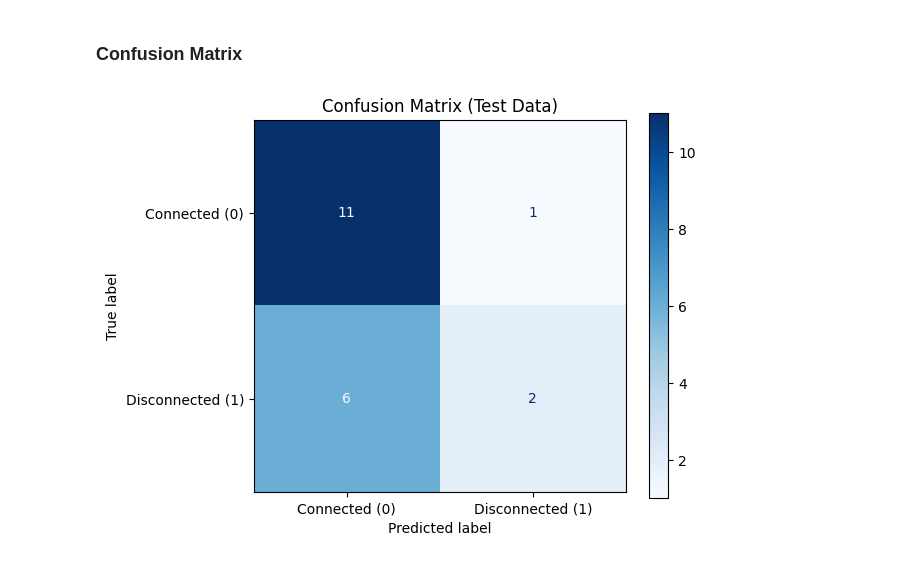
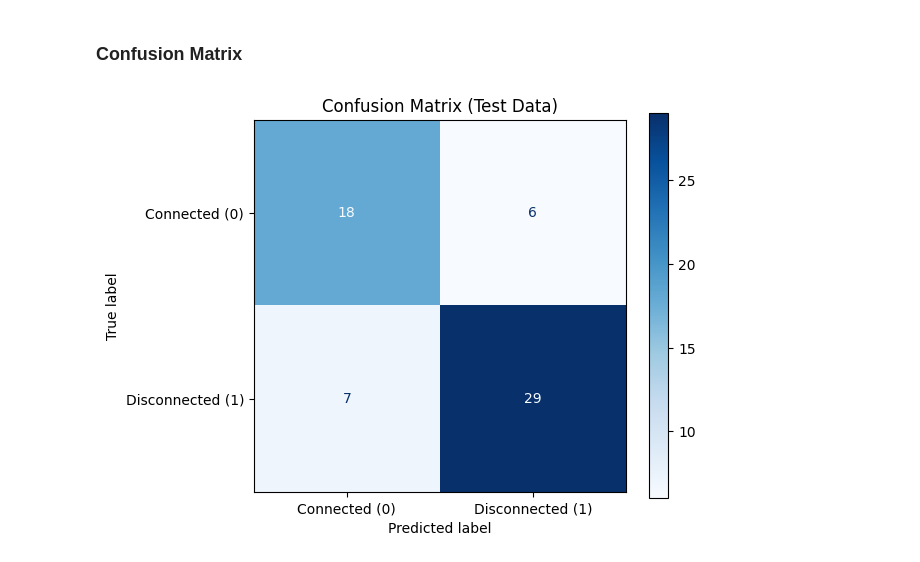
Before and after one commit to Jules02/aqal_project, a Jupyter notebook: quantum_model.ipynb, the cells around one changed output. Drawn from its saved outputs; the diff is of its cells as text; code cells hidden in the pictures.

```diff
--- a/quantum_model.ipynb
+++ b/quantum_model.ipynb
@@ -10,7 +14,16 @@ from IPython.display import clear_output
 # %% [markdown]
 Note: see the project instructions for notations ($L$, $H_G$, etc.)
 # %%
-L = 2
+num_qubits = num_nodes = 5
+L = 4
 N_PARAMS_PER_LAYER = 2
-num_qubits = num_nodes = 5
+
+DATASET_SIZE = 300
+
+EPOCHS = 30
+STEP_SIZE = 0.1
+SEED = 42
+random.seed(SEED)
+np.random.seed(SEED)
+
 dev = qp.device("default.qubit", wires=num_qubits)
@@ -17,8 +42,8 @@ dev = qp.device("default.qubit", wires=num_qubits)
 # %% [markdown]
 ### Parametrized Quantum Circuit
 # %%
-def data_encoding_circuit_block(ising_hamiltonian):
-    qp.exp(ising_hamiltonian, coeff=1j)
+def data_encoding_circuit_block(ising_hamiltonian, gamma):
+    qp.exp(ising_hamiltonian, coeff=gamma*1j)
 
 def variational_layer(theta):
     for i in range(num_qubits):
@@ -29,18 +54,18 @@ def variational_layer(theta):
             qp.RZ(theta[2], wires=i)
 
 @qp.qnode(dev)
-def pqc(theta_params, H_G):
+def pqc(theta_params, gamma_params, H_G):
     for j in range(L):
-        data_encoding_circuit_block(H_G)    # M
+        data_encoding_circuit_block(H_G, gamma_params[j])    # M
         variational_layer(theta_params[j])     # W_j
 
     return qp.probs(wires=range(num_qubits))
 # %% [markdown]
 ### Metrics
 # %%
-def bce_loss(theta_params, H_G, y):
+def bce_loss(theta_params, gamma_params, H_G, y):
     """'Computes the BCE loss between the prediction of the PQC (given the current theta_params and the graph encoding H_G) and the true label"""
-    probs = pqc(theta_params, H_G)
+    probs = pqc(theta_params, gamma_params, H_G)
     prediction = probs[0]                             # h_k(M)
 
     eps = 1e-15
@@ -48,22 +73,22 @@ def bce_loss(theta_params, H_G, y):
 
     return -(y * qp.math.log(pred_clipped) + (1 - y) * qp.math.log(1 - pred_clipped))
 
-def cost_function(theta_params, dataset=None):
+def cost_function(theta_params, gamma_params, dataset=None):
     """Computes the mean of all BCE losses over a given dataset"""
     losses = []
 
     for _, H_G, y in dataset:
-        loss_value = bce_loss(theta_params, H_G, y)
+        loss_value = bce_loss(theta_params, gamma_params, H_G, y)
         losses.append(loss_value)
 
     return qp.math.mean(qp.math.stack(losses))
 
-def compute_accuracy(theta_params, dataset=None):
+def compute_accuracy(theta_params, gamma_params, dataset=None):
     """Computes the accuracy of the PQC (proportion of correct predictions) on a given dataset"""
     correct_predictions = 0
 
     for _, H_G, y in dataset:
-        probs = pqc(theta_params, H_G)
+        probs = pqc(theta_params, gamma_params, H_G)
         prediction = probs[0]
 
         discrete_pred = 1 if prediction >= 0.5 else 0
@@ -93,11 +118,10 @@ def get_ising_hamiltonian(adj_matrix):
 # %% [markdown]
 ### Data Generation
 # %%
-N = 100
 dataset = []
 
 threshold = np.log(num_nodes) / num_nodes   # The theoretical threshold for a graph to be connected is ln(n)/n
-edge_probabilities = [random.uniform(threshold*0.9, threshold*1.5) for _ in range(N)]
+edge_probabilities = [random.uniform(threshold*0.9, threshold*1.5) for _ in range(DATASET_SIZE)]
 
 connected_count = 0
 disconnected_count = 0
@@ -112,7 +136,8 @@ for p in edge_probabilities:
         y = 1
         disconnected_count+=1
     dataset.append((A, H_G, y))
+config["connected_ratio"] = connected_count / len(dataset)
 
 print(f"The full dataset contains {connected_count} connected graphs and {disconnected_count} disconnected graphs.")
-train_data, test_data = train_test_split(dataset, test_size=0.2, random_state=42)
+train_data, test_data = train_test_split(dataset, test_size=0.2, random_state=SEED)
 # %% [output]
@@ -197,26 +233,26 @@ Final Optimized Parameters (thetas): [[2.65021583 5.69761458]
 # %%
 true_labels = []
 predicted_labels = []
 
 for A_i, H_i, y_i in test_data:
     true_labels.append(y_i)
 
-    probs = pqc(thetas, H_i)
+    probs = pqc(thetas, gammas, H_i)
     prediction = probs[0]
 
     discrete_pred = 1 if prediction >= 0.5 else 0
     predicted_labels.append(discrete_pred)
 
 cm = confusion_matrix(true_labels, predicted_labels, labels=[0, 1])
 
 fig, ax = plt.subplots(figsize=(6, 5))
 disp = ConfusionMatrixDisplay(
     confusion_matrix=cm,
     display_labels=['Connected (0)', 'Disconnected (1)']
 )
 
 disp.plot(cmap='Blues', ax=ax, values_format='d')
 plt.title('Confusion Matrix (Test Data)')
 plt.show()
 # %% [output]
-[figure, old version]
+[figure, new version]
```
Also changed, not shown: parts of 5 cells of this notebook, 1 other file.
